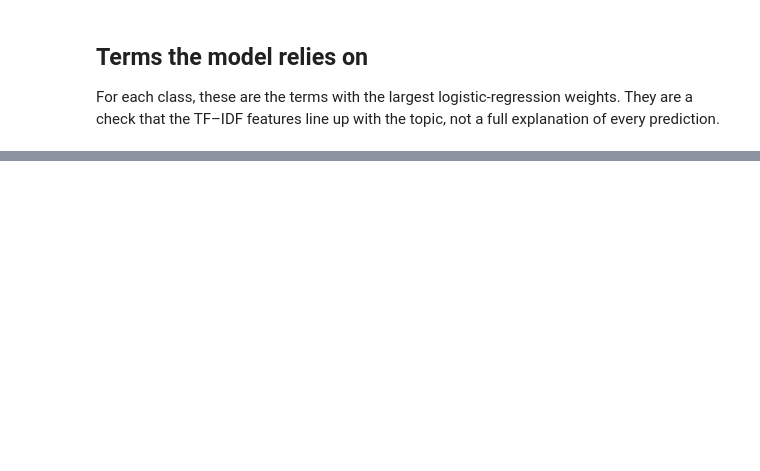
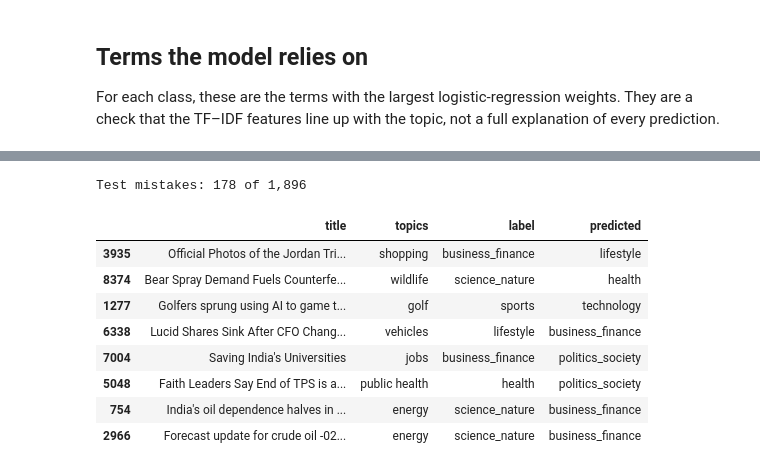
Before and after one commit to przemekdomagala/news_categorization, a Jupyter notebook: baseline_model.ipynb, the cells around one changed output, grey strips where cells are left out. Saved outputs shown, nothing was run; the diff lists cells and outputs as text; code cells hidden in the pictures; blank space fills up the shorter version.

```diff
--- a/baseline_model.ipynb
+++ b/baseline_model.ipynb
@@ -254,0 +276,19 @@ Test mistakes: 163 of 2,038
+# %%
+is_mistake = test_df["label"].to_numpy() != test_predicted
+mistakes = test_df.loc[is_mistake].copy()
+mistakes["predicted"] = test_predicted[is_mistake]
+
+print(f"Test mistakes: {len(mistakes):,} of {len(test_df):,}")
+with pd.option_context("display.max_colwidth", 90):
+    display(mistakes[["title", "topics", "label", "predicted"]].head(8))
+# %% [output]
+Test mistakes: 178 of 1,896
+|  | title | topics | label | predicted |
+| 3935 | Official Photos of the Jordan Tri... | shopping | business_finance | lifestyle |
+| 8374 | Bear Spray Demand Fuels Counterfe... | wildlife | science_nature | health |
+| 1277 | Golfers sprung using AI to game t... | golf | sports | technology |
+| 6338 | Lucid Shares Sink After CFO Chang... | vehicles | lifestyle | business_finance |
+| 7004 | Saving India's Universities | jobs | business_finance | politics_society |
+| 5048 | Faith Leaders Say End of TPS is a... | public health | health | politics_society |
+| 754 | India's oil dependence halves in ... | energy | science_nature | business_finance |
+| 2966 | Forecast update for crude oil -02... | energy | science_nature | business_finance |
```
Also changed, not shown: parts of 19 cells of this notebook, 5 other files.
